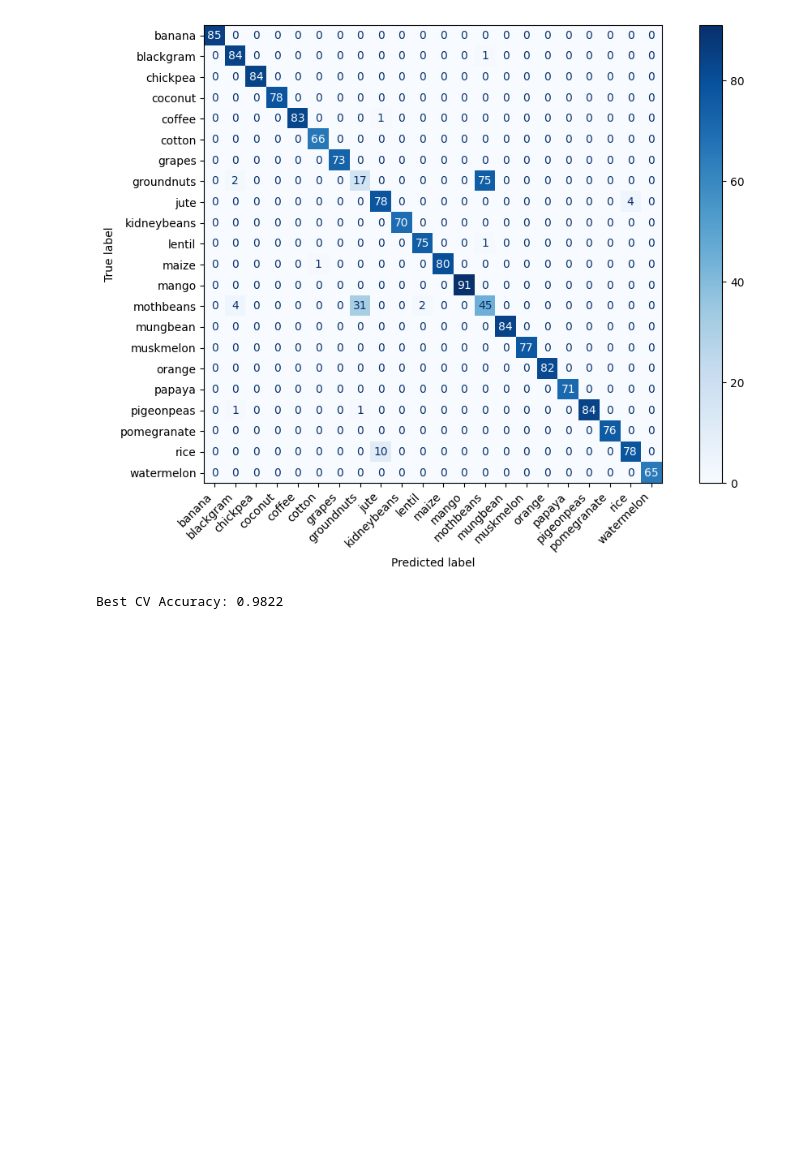
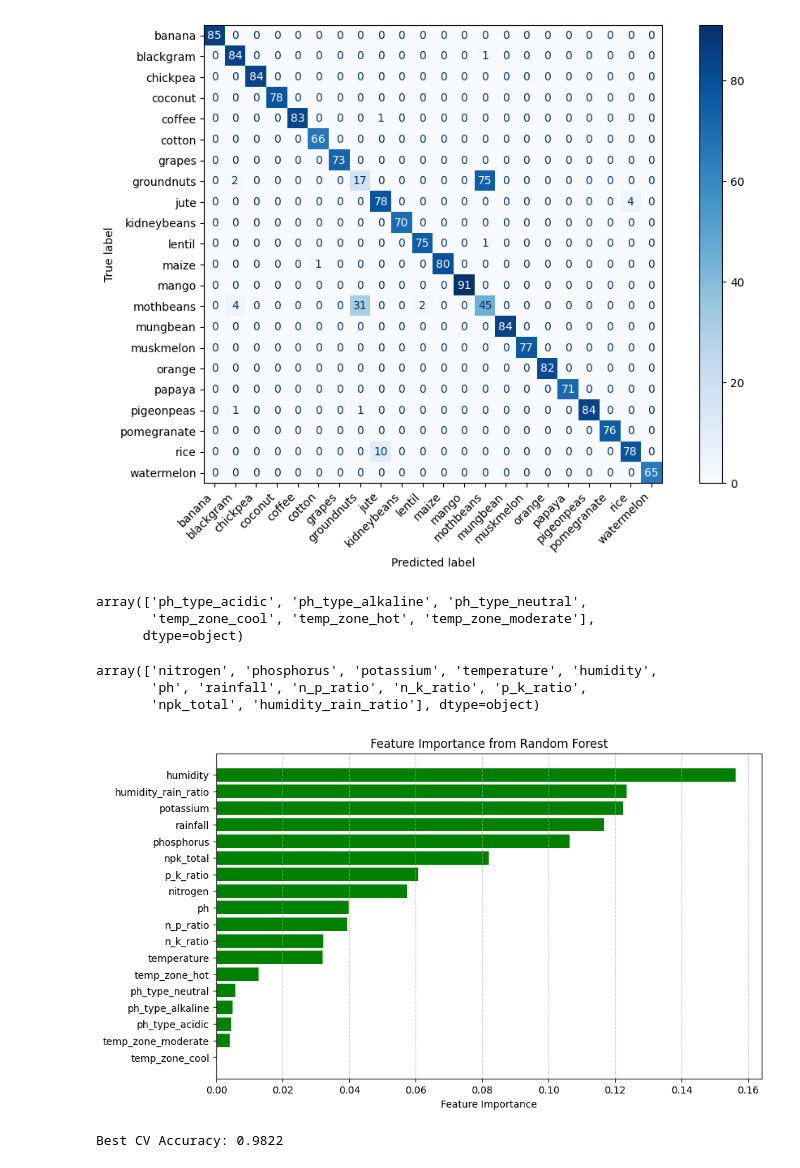
Before and after one commit to MMADUs/Plant-Recommendation-System, a Jupyter notebook: pipeline.ipynb, the cells around one changed output. Cells and saved outputs as stored; diff of their text form; code cells hidden in the pictures; blank space fills up the shorter version.

Commit message:
feat: added feature importance

```diff
--- a/pipeline.ipynb
+++ b/pipeline.ipynb
@@ -484,11 +484,9 @@ plt.show()
 # %% [markdown]
 ## Main Model
 # %%
-def feature_importance(model, X, y):
-    model.fit(X, y)
+def feature_importance(model, feature_names, model_name):
     # get feature importances
     importances = model.feature_importances_
-    feature_names = X.columns
 
     # sort importances descending
     indices = np.argsort(importances)[::-1]
@@ -498,7 +496,7 @@ def feature_importance(model, X, y):
     plt.figure(figsize=(10, 6))
     plt.barh(sorted_features, sorted_importances, color="green")
     plt.xlabel("Feature Importance")
-    plt.title("Feature Importance from Classifier")
+    plt.title(f"Feature Importance from {model_name}")
     plt.gca().invert_yaxis()  # highest importance on top
     plt.grid(axis='x', linestyle='--', alpha=0.7)
     plt.show()
@@ -618,6 +616,30 @@ Recall: 0.9316
 Precision: 0.9284
 [figure]
 [figure]
+# %%
+ohe = best_rf.named_steps['preprocessor'].named_transformers_['cat']
+cat_feature_names = ohe.get_feature_names_out(cat_features)
+
+cat_feature_names
+# %% [output]
+array(['ph_type_acidic', 'ph_type_alkaline', 'ph_type_neutral',
+       'temp_zone_cool', 'temp_zone_hot', 'temp_zone_moderate'],
+      dtype=object)
+# %%
+num_pipeline = best_rf.named_steps['preprocessor'].named_transformers_['num']
+num_feature_names = num_pipeline.get_feature_names_out(num_features)
+
+num_feature_names
+# %% [output]
+array(['nitrogen', 'phosphorus', 'potassium', 'temperature', 'humidity',
+       'ph', 'rainfall', 'n_p_ratio', 'n_k_ratio', 'p_k_ratio',
+       'npk_total', 'humidity_rain_ratio'], dtype=object)
+# %%
+feature_names = list(num_feature_names) + list(cat_feature_names)
+
+feature_importance(best_rf.named_steps["classifier"], feature_names, "Random Forest")
+# %% [output]
+[figure, added]
 # %%
 rf_lvl0 = Pipeline([
     ('preprocessor', default_preprocessor),
```
